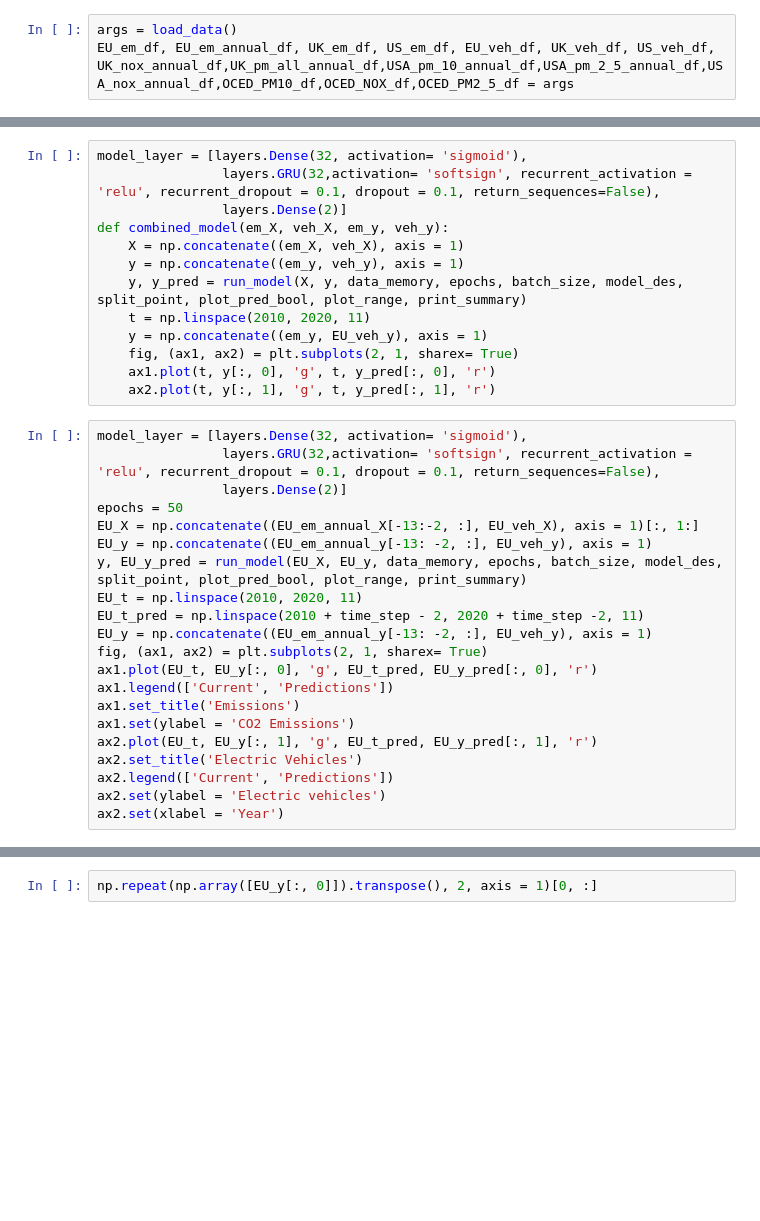
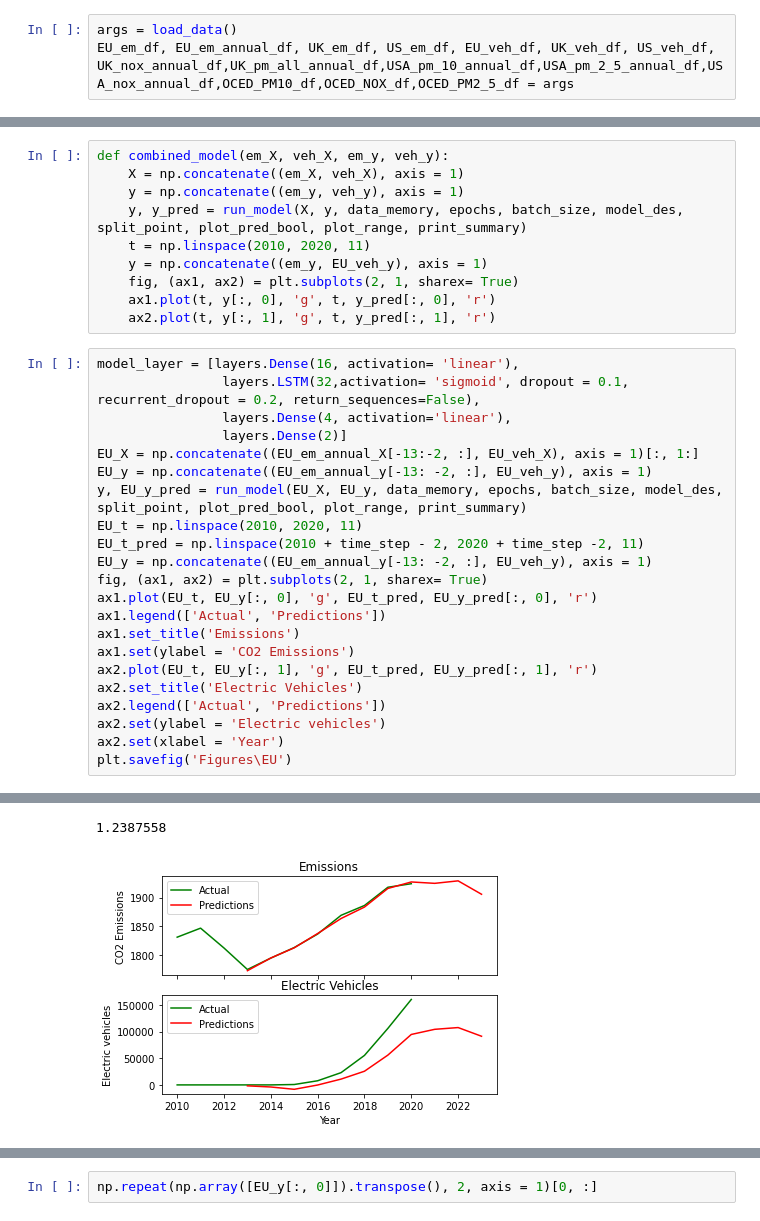
Before and after one commit to IsaacJohnEvans/EV_affect_on_emissions, a Jupyter notebook: pred.ipynb, the cells around one changed output, grey strips where cells are left out. Saved outputs shown, nothing was run; the diff lists cells and outputs as text; blank space fills up the shorter version.

```diff
--- a/pred.ipynb
+++ b/pred.ipynb
@@ -174,9 +181,6 @@ UK_y = np.concatenate((UK_em_y[4:], UK_veh_y[: -1]), axis = 1)
 US_X = np.concatenate((US_em_X[2:, :15], US_veh_X), axis = 1)
 US_y = np.concatenate((US_em_y[2:, :15], US_veh_y), axis = 1)
 # %%
-model_layer = [layers.Dense(32, activation= 'sigmoid'),
-                layers.GRU(32,activation= 'softsign', recurrent_activation = 'relu', recurrent_dropout = 0.1, dropout = 0.1, return_sequences=False),
-                layers.Dense(2)]
 def combined_model(em_X, veh_X, em_y, veh_y):
     X = np.concatenate((em_X, veh_X), axis = 1)
     y = np.concatenate((em_y, veh_y), axis = 1)
@@ -187,10 +191,10 @@ def combined_model(em_X, veh_X, em_y, veh_y):
     ax1.plot(t, y[:, 0], 'g', t, y_pred[:, 0], 'r')
     ax2.plot(t, y[:, 1], 'g', t, y_pred[:, 1], 'r')
 # %%
-model_layer = [layers.Dense(32, activation= 'sigmoid'),
-                layers.GRU(32,activation= 'softsign', recurrent_activation = 'relu', recurrent_dropout = 0.1, dropout = 0.1, return_sequences=False),
+model_layer = [layers.Dense(16, activation= 'linear'),
+                layers.LSTM(32,activation= 'sigmoid', dropout = 0.1, recurrent_dropout = 0.2, return_sequences=False),
+                layers.Dense(4, activation='linear'),
                 layers.Dense(2)]
-epochs = 50
 EU_X = np.concatenate((EU_em_annual_X[-13:-2, :], EU_veh_X), axis = 1)[:, 1:]
 EU_y = np.concatenate((EU_em_annual_y[-13: -2, :], EU_veh_y), axis = 1)
 y, EU_y_pred = run_model(EU_X, EU_y, data_memory, epochs, batch_size, model_des, split_point, plot_pred_bool, plot_range, print_summary)
@@ -199,13 +203,14 @@ EU_t_pred = np.linspace(2010 + time_step - 2, 2020 + time_step -2, 11)
 EU_y = np.concatenate((EU_em_annual_y[-13: -2, :], EU_veh_y), axis = 1)
 fig, (ax1, ax2) = plt.subplots(2, 1, sharex= True)
 ax1.plot(EU_t, EU_y[:, 0], 'g', EU_t_pred, EU_y_pred[:, 0], 'r')
-ax1.legend(['Current', 'Predictions'])
+ax1.legend(['Actual', 'Predictions'])
 ax1.set_title('Emissions')
 ax1.set(ylabel = 'CO2 Emissions')
 ax2.plot(EU_t, EU_y[:, 1], 'g', EU_t_pred, EU_y_pred[:, 1], 'r')
 ax2.set_title('Electric Vehicles')
-ax2.legend(['Current', 'Predictions'])
+ax2.legend(['Actual', 'Predictions'])
 ax2.set(ylabel = 'Electric vehicles')
 ax2.set(xlabel = 'Year')
+plt.savefig('Figures\EU')
 # %% [output]
 Epoch 1/50
@@ -228,3 +235,5 @@ Epoch 50/50
+1.2387558
+[figure, added]
 # %%
 EU_t = np.linspace(2010, 2020, 11)
 EU_t_pred = np.linspace(2010 + time_step - 2, 2020 + time_step -2, 11)
```
Also changed, not shown: parts of 16 cells of this notebook, 18 other files.
